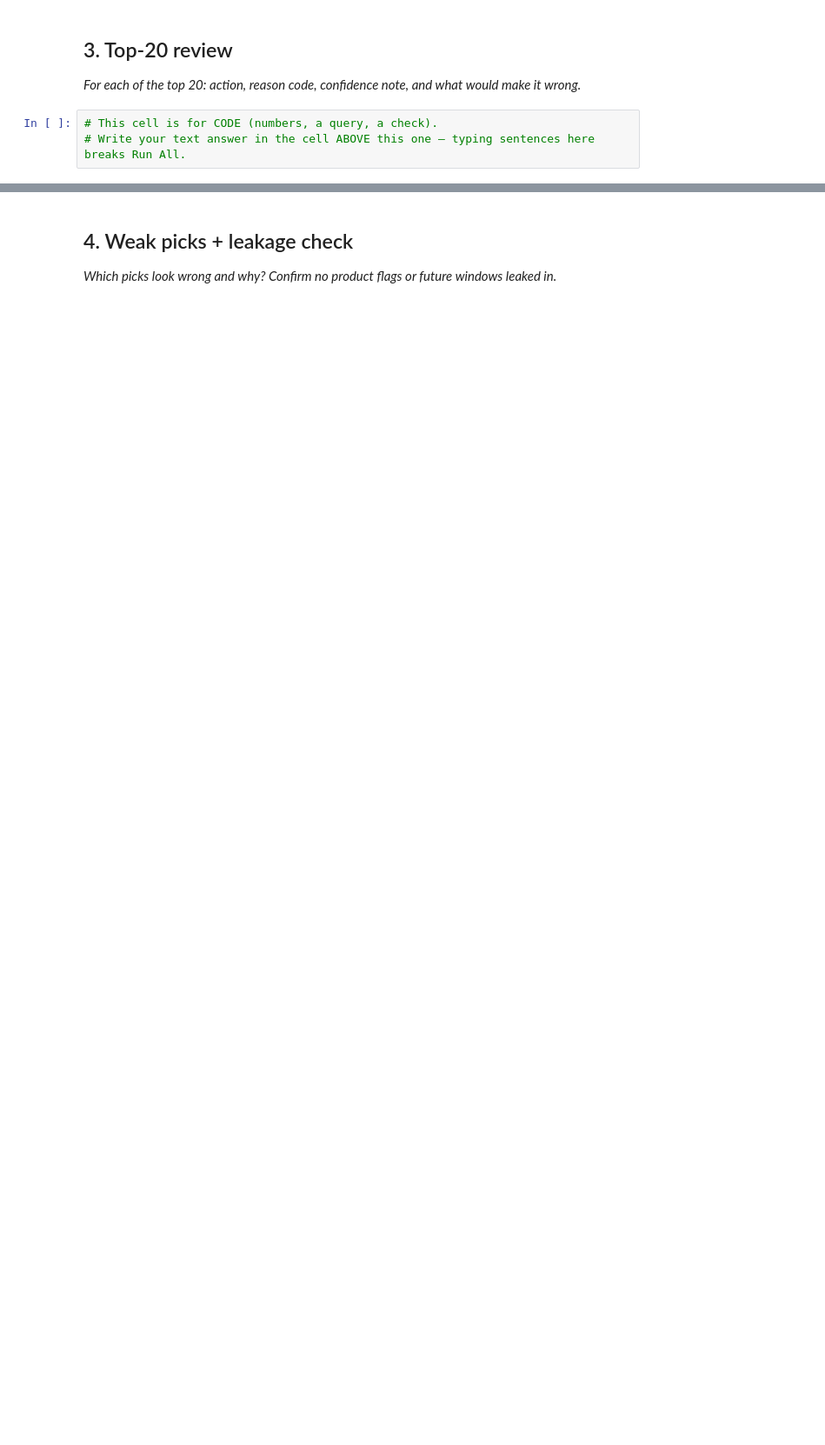
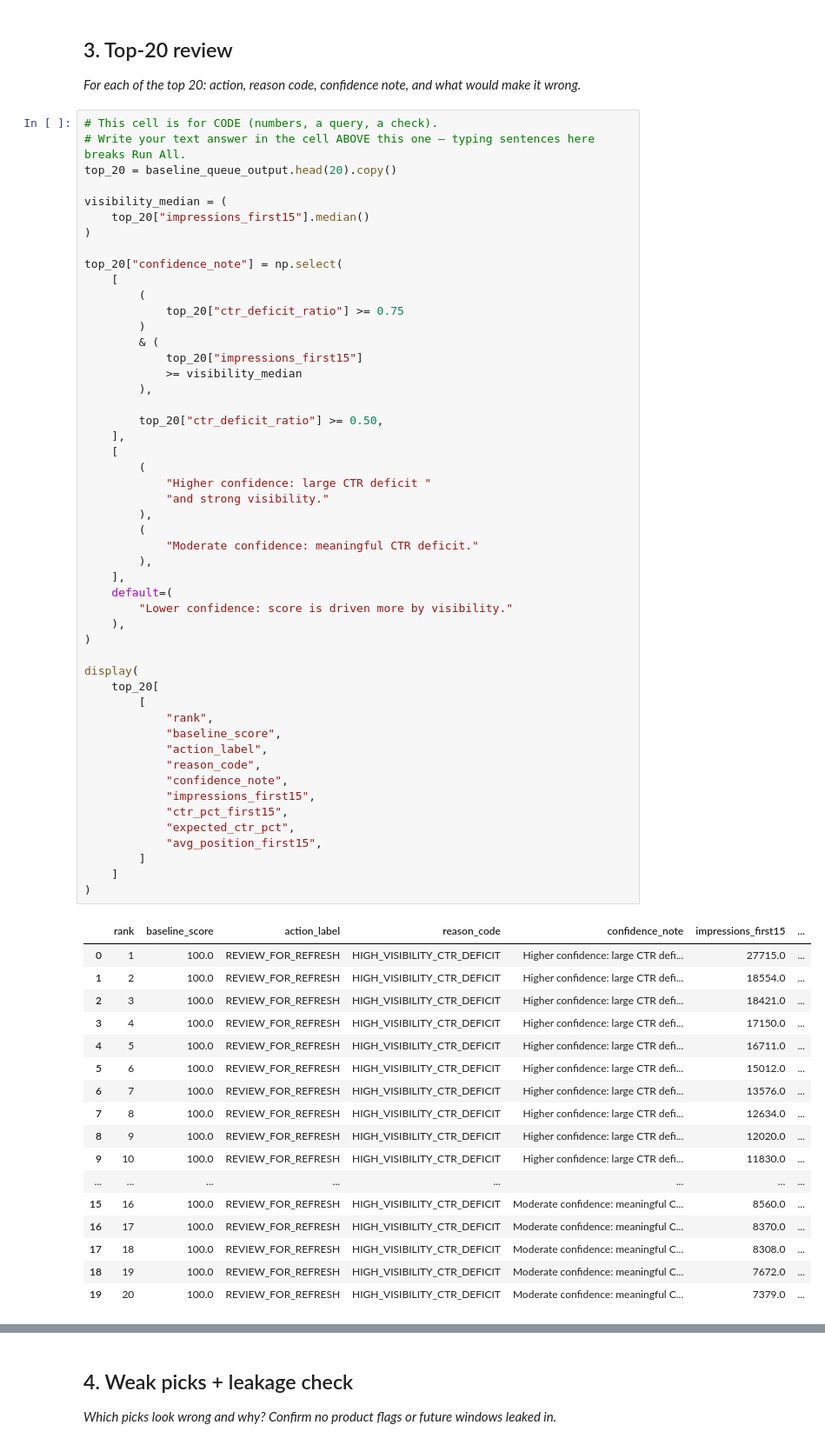
Before and after one commit to khadeja-qureshi/Machine-Learning-Internship, a Jupyter notebook: work/notebooks/w04_baseline_score.ipynb, the cells around one changed output, grey strips where cells are left out. Shown at 87% size. Drawn from its saved outputs; the diff is of its cells as text; blank space fills up the shorter version.

```diff
--- a/work/notebooks/w04_baseline_score.ipynb
+++ b/work/notebooks/w04_baseline_score.ipynb
@@ -27,3 +521,68 @@ This skeleton is yours to fill. Work the sections **in order** — each one has
 # %%
 # This cell is for CODE (numbers, a query, a check).
 # Write your text answer in the cell ABOVE this one — typing sentences here breaks Run All.
+top_20 = baseline_queue_output.head(20).copy()
+
+visibility_median = (
+    top_20["impressions_first15"].median()
+)
+
+top_20["confidence_note"] = np.select(
+    [
+        (
+            top_20["ctr_deficit_ratio"] >= 0.75
+        )
+        & (
+            top_20["impressions_first15"]
+            >= visibility_median
+        ),
+
+        top_20["ctr_deficit_ratio"] >= 0.50,
+    ],
+    [
+        (
+            "Higher confidence: large CTR deficit "
+            "and strong visibility."
+        ),
+        (
+            "Moderate confidence: meaningful CTR deficit."
+        ),
+    ],
+    default=(
+        "Lower confidence: score is driven more by visibility."
+    ),
+)
+
+display(
+    top_20[
+        [
+            "rank",
+            "baseline_score",
+            "action_label",
+            "reason_code",
+            "confidence_note",
+            "impressions_first15",
+            "ctr_pct_first15",
+            "expected_ctr_pct",
+            "avg_position_first15",
+        ]
+    ]
+)
+# %% [output]
+|  | rank | baseline_score | action_label | reason_code | confidence_note | impressions_first15 | ... |
+| 0 | 1 | 100.0 | REVIEW_FOR_REFRESH | HIGH_VISIBILITY_CTR_DEFICIT | Higher confidence: large CTR defi... | 27715.0 | ... |
+| 1 | 2 | 100.0 | REVIEW_FOR_REFRESH | HIGH_VISIBILITY_CTR_DEFICIT | Higher confidence: large CTR defi... | 18554.0 | ... |
+| 2 | 3 | 100.0 | REVIEW_FOR_REFRESH | HIGH_VISIBILITY_CTR_DEFICIT | Higher confidence: large CTR defi... | 18421.0 | ... |
+| 3 | 4 | 100.0 | REVIEW_FOR_REFRESH | HIGH_VISIBILITY_CTR_DEFICIT | Higher confidence: large CTR defi... | 17150.0 | ... |
+| 4 | 5 | 100.0 | REVIEW_FOR_REFRESH | HIGH_VISIBILITY_CTR_DEFICIT | Higher confidence: large CTR defi... | 16711.0 | ... |
+| 5 | 6 | 100.0 | REVIEW_FOR_REFRESH | HIGH_VISIBILITY_CTR_DEFICIT | Higher confidence: large CTR defi... | 15012.0 | ... |
+| 6 | 7 | 100.0 | REVIEW_FOR_REFRESH | HIGH_VISIBILITY_CTR_DEFICIT | Higher confidence: large CTR defi... | 13576.0 | ... |
+| 7 | 8 | 100.0 | REVIEW_FOR_REFRESH | HIGH_VISIBILITY_CTR_DEFICIT | Higher confidence: large CTR defi... | 12634.0 | ... |
+| 8 | 9 | 100.0 | REVIEW_FOR_REFRESH | HIGH_VISIBILITY_CTR_DEFICIT | Higher confidence: large CTR defi... | 12020.0 | ... |
+| 9 | 10 | 100.0 | REVIEW_FOR_REFRESH | HIGH_VISIBILITY_CTR_DEFICIT | Higher confidence: large CTR defi... | 11830.0 | ... |
+| ... | ... | ... | ... | ... | ... | ... | ... |
+| 15 | 16 | 100.0 | REVIEW_FOR_REFRESH | HIGH_VISIBILITY_CTR_DEFICIT | Moderate confidence: meaningful C... | 8560.0 | ... |
+| 16 | 17 | 100.0 | REVIEW_FOR_REFRESH | HIGH_VISIBILITY_CTR_DEFICIT | Moderate confidence: meaningful C... | 8370.0 | ... |
+| 17 | 18 | 100.0 | REVIEW_FOR_REFRESH | HIGH_VISIBILITY_CTR_DEFICIT | Moderate confidence: meaningful C... | 8308.0 | ... |
+| 18 | 19 | 100.0 | REVIEW_FOR_REFRESH | HIGH_VISIBILITY_CTR_DEFICIT | Moderate confidence: meaningful C... | 7672.0 | ... |
+| 19 | 20 | 100.0 | REVIEW_FOR_REFRESH | HIGH_VISIBILITY_CTR_DEFICIT | Moderate confidence: meaningful C... | 7379.0 | ... |
```
Also changed, not shown: parts of 17 cells of this notebook.
